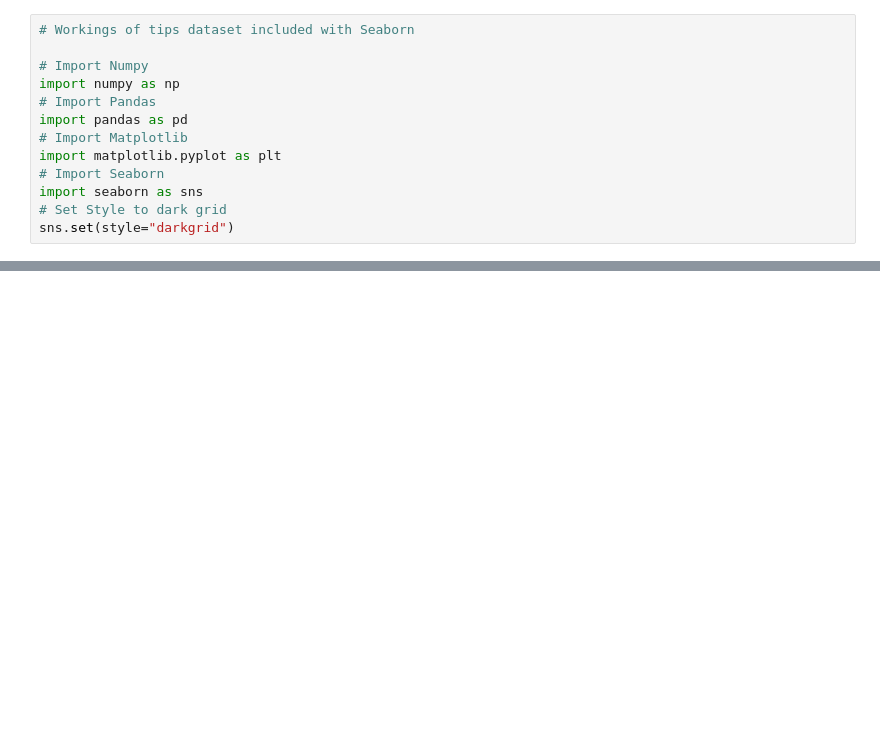
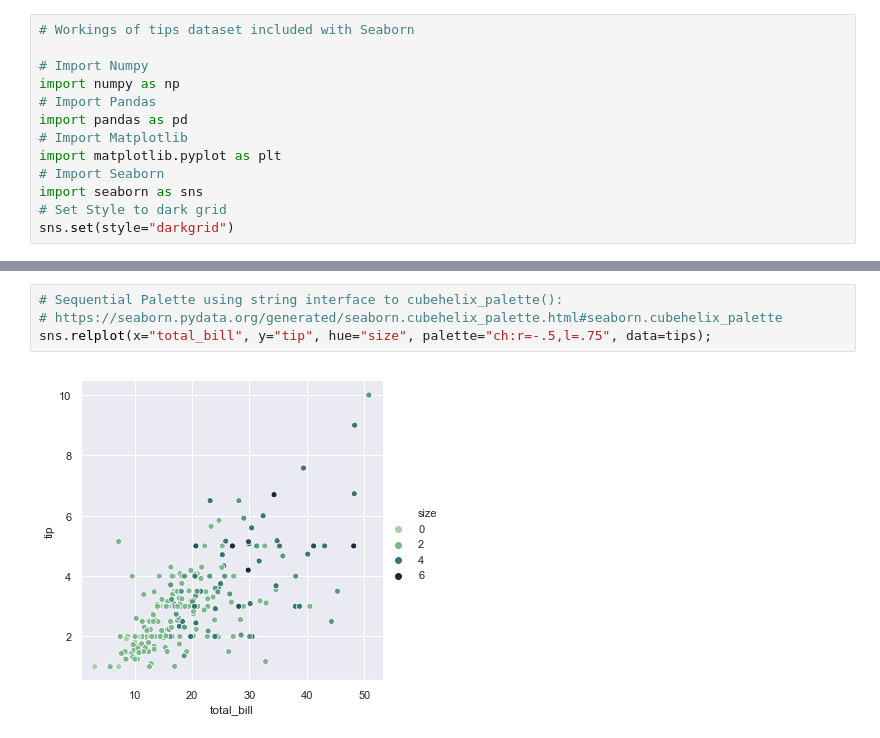
Before and after one commit to ANihill/Seaborn-Tutorial, a Jupyter notebook: tips-dataset.ipynb, the cells around one changed output, grey strips where cells are left out. Drawn from its saved outputs; the diff is of its cells as text; blank space fills up the shorter version.

```diff
--- a/tips-dataset.ipynb
+++ b/tips-dataset.ipynb
@@ -33,0 +43,6 @@ sns.relplot(x="total_bill", y="tip", hue="smoker", style="smoker",
+# %%
+# Sequential Palette using string interface to cubehelix_palette():
+# https://seaborn.pydata.org/generated/seaborn.cubehelix_palette.html#seaborn.cubehelix_palette
+sns.relplot(x="total_bill", y="tip", hue="size", palette="ch:r=-.5,l=.75", data=tips);
+# %% [output]
+[figure, added]
```
Also changed, not shown: parts of 9 cells of this notebook.
